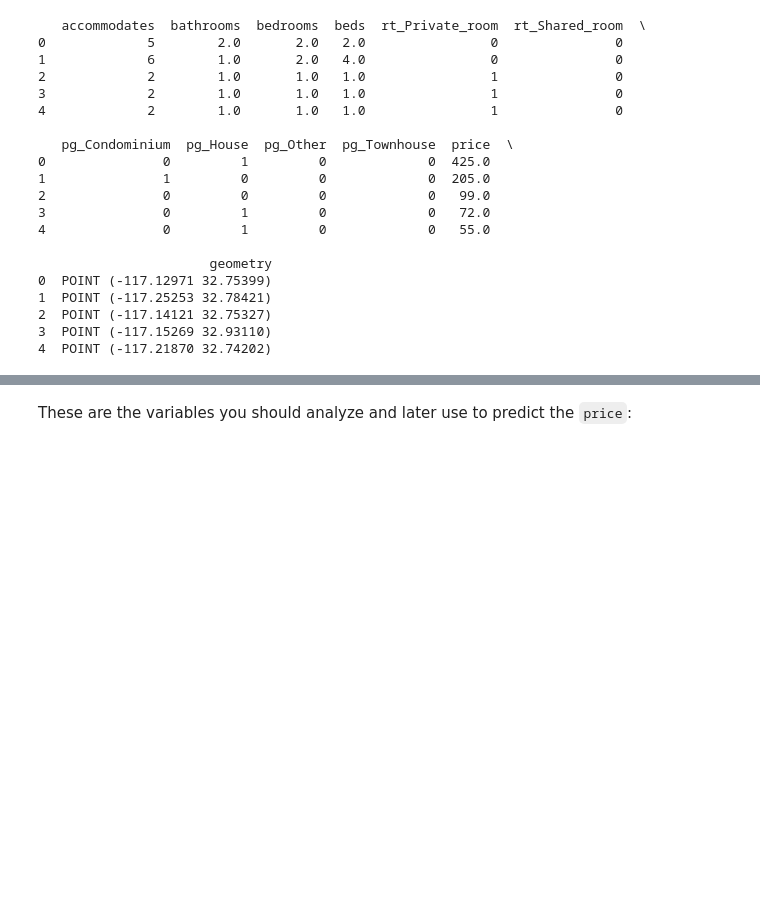
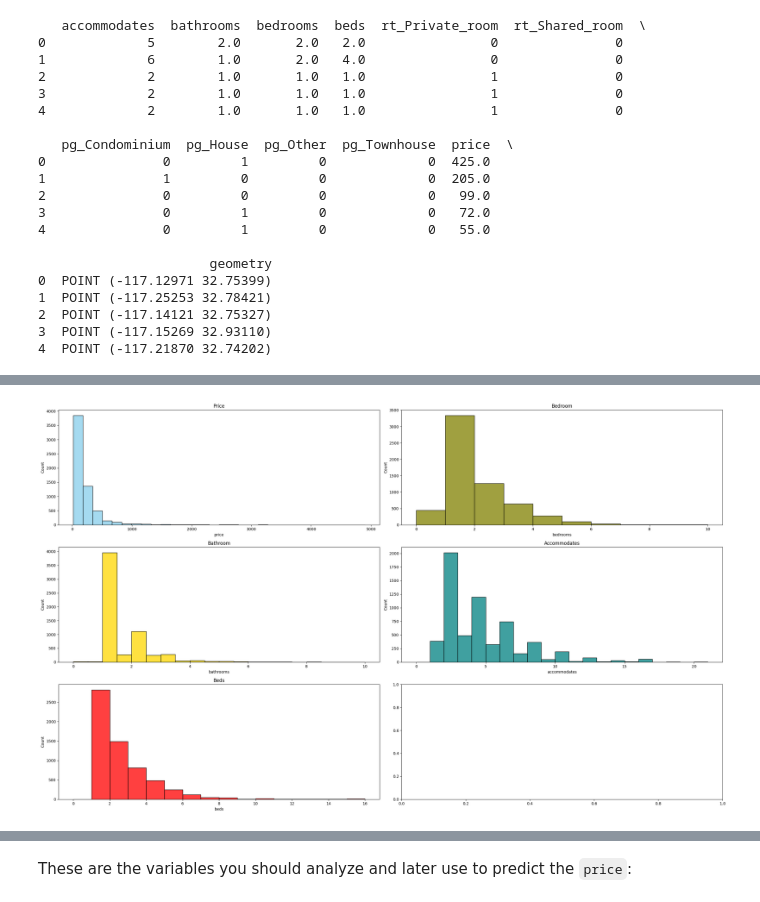
Before and after one commit to D3IP-SS24/case_study1, a Jupyter notebook: project_airbnb_template.ipynb, the cells around one changed output, grey strips where cells are left out. Cells and saved outputs as stored; diff of their text form; code cells hidden in the pictures; blank space fills up the shorter version.

```diff
--- a/project_airbnb_template.ipynb
+++ b/project_airbnb_template.ipynb
@@ -60,0 +70,10 @@ print(gdf.head())
+# %%
+fig, axes = plt.subplots(nrows=3, ncols=2, figsize=(25, 15))
+sns.histplot(gdf['price'], bins=30, ax=axes[0, 0], color='skyblue').set_title('Price')
+sns.histplot(gdf['bedrooms'], bins=np.arange(0, gdf['bedrooms'].max()+1, 1), ax=axes[0, 1], color='olive').set_title('Bedroom')
+sns.histplot(gdf['bathrooms'], bins=np.arange(0, gdf['bathrooms'].max()+0.5, 0.5), ax=axes[1, 0], color='gold').set_title('Bathroom')
+sns.histplot(gdf['accommodates'], bins=np.arange(0, gdf['accommodates'].max()+1, 1), ax=axes[1, 1], color='teal').set_title('Accommodates')
+sns.histplot(gdf['beds'], bins=np.arange(0, gdf['beds'].max()+1, 1), ax=axes[2, 0], color='red').set_title('Beds')
+plt.tight_layout()
+# %% [output]
+[figure, added]
```
Also changed, not shown: parts of 17 cells of this notebook.
